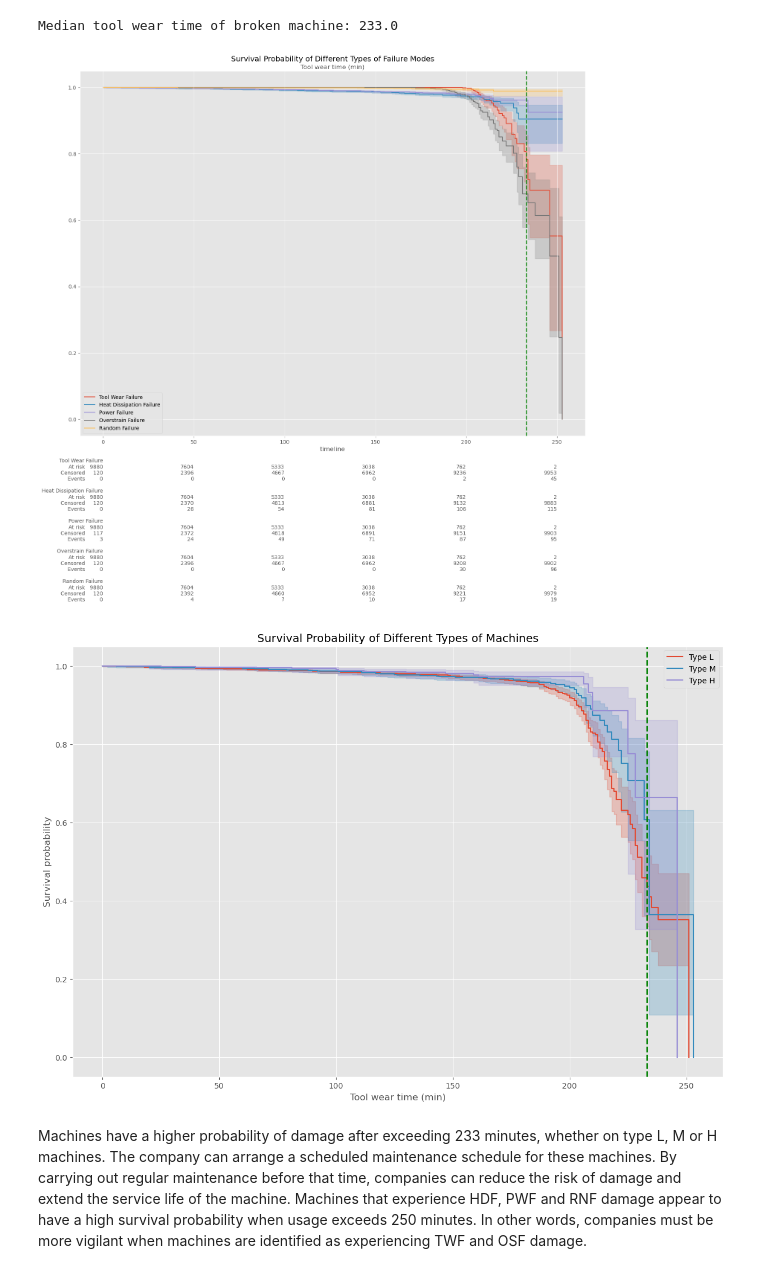
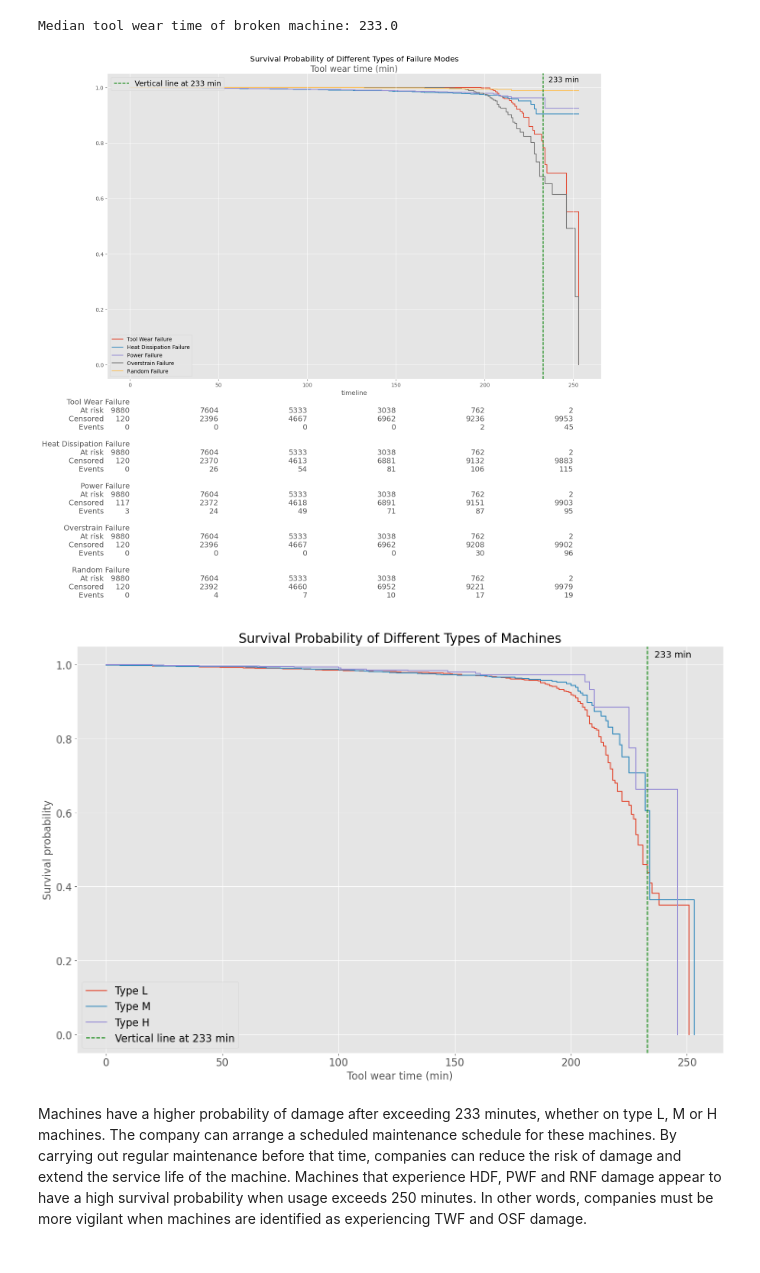
Before and after one commit to googlercolin/predictive_maintenance, a Jupyter notebook: survival_analysis.ipynb, the cells around one changed output. Drawn from its saved outputs; the diff is of its cells as text; code cells hidden in the pictures.

Commit message:
Updated plots to increase font size

```diff
--- a/survival_analysis.ipynb
+++ b/survival_analysis.ipynb
@@ -116,59 +119,73 @@ rnf = df.drop(['TWF', 'HDF', 'PWF', 'OSF'], axis = 1)
 
 kmf_twf = KaplanMeierFitter()
 kmf_twf.fit(twf['tool_wear_min'], event_observed=twf['TWF'], label="Tool Wear Failure")
-kmf_twf.plot_survival_function(ax=ax)
+kmf_twf.plot_survival_function(ax=ax, ci_show=False)
 
 kmf_hdf = KaplanMeierFitter()
 kmf_hdf.fit(hdf['tool_wear_min'], event_observed=hdf['HDF'], label="Heat Dissipation Failure")
-kmf_hdf.plot_survival_function(ax=ax)
+kmf_hdf.plot_survival_function(ax=ax, ci_show=False)
 
 kmf_pwf = KaplanMeierFitter()
 kmf_pwf.fit(pwf['tool_wear_min'], event_observed=pwf['PWF'], label="Power Failure")
-kmf_pwf.plot_survival_function(ax=ax)
+kmf_pwf.plot_survival_function(ax=ax, ci_show=False)
 
 kmf_osf = KaplanMeierFitter()
 kmf_osf.fit(osf['tool_wear_min'], event_observed=osf['OSF'], label="Overstrain Failure")
-kmf_osf.plot_survival_function(ax=ax)
+kmf_osf.plot_survival_function(ax=ax, ci_show=False)
 
 kmf_rnf = KaplanMeierFitter()
 kmf_rnf.fit(rnf['tool_wear_min'], event_observed=rnf['RNF'], label="Random Failure")
-kmf_rnf.plot_survival_function(ax=ax)
+kmf_rnf.plot_survival_function(ax=ax, ci_show=False)
 
 add_at_risk_counts(kmf_twf, kmf_hdf, kmf_pwf, kmf_osf,kmf_rnf, ax=ax)
-plt.xlabel('Tool wear time (min)')
-plt.ylabel('Survival probability')
-plt.tight_layout()
+
+# Increase label size
+plt.xlabel('Tool wear time (min)', fontsize=16)
+plt.ylabel('Survival probability', fontsize=16)
+plt.title("Survival Probability of Different Types of Failure Modes", fontsize=20)
+plt.xticks(fontsize=14)
+plt.yticks(fontsize=14)
 
 # Plot vertical line at 233 min
-plt.axvline(x=233, color='green', linestyle='--', linewidth=2, label='Vertical line at 233 min')
+plt.axvline(x=233, color='green', linestyle='--', linewidth=1.5, label='Vertical line at 233 min')
+plt.text(236,1.02,'233 min', fontsize=14)
+
+plt.legend(fontsize=14)
+
+plt.tight_layout()
 plt.title("Survival Probability of Different Types of Failure Modes");
 # %% [output]
-[figure, old version]
+[figure, new version]
 # %%
 fig, ax = plt.subplots(figsize=(15, 10))
 
 low = df[df['type'] == 0]
 med = df[df['type'] == 1]
 high = df[df['type'] == 2]
 
 kmf = KaplanMeierFitter()
 kmf.fit(low['tool_wear_min'], event_observed=low['machine_failure'], label="Type L")
-kmf.plot_survival_function(ax=ax)
+kmf.plot_survival_function(ax=ax, ci_show=False)
 
 kmf = KaplanMeierFitter()
 kmf.fit(med['tool_wear_min'], event_observed=med['machine_failure'], label="Type M")
-kmf.plot_survival_function(ax=ax)
+kmf.plot_survival_function(ax=ax, ci_show=False)
 
 kmf = KaplanMeierFitter()
 kmf.fit(high['tool_wear_min'], event_observed=high['machine_failure'], label="Type H")
-kmf.plot_survival_function(ax=ax)
+kmf.plot_survival_function(ax=ax, ci_show=False)
 
-plt.axvline(x=233, color='green', linestyle='--', linewidth=2, label='Vertical line at 233 min')
-plt.xlabel('Tool wear time (min)')
-plt.ylabel('Survival probability')
-plt.title("Survival Probability of Different Types of Machines");
+plt.axvline(x=233, color='green', linestyle='--', linewidth=1.5, label='Vertical line at 233 min')
+plt.text(236,1.02,'233 min', fontsize=14)
+plt.xlabel('Tool wear time (min)', fontsize=16)  # Increase label size
+plt.ylabel('Survival probability', fontsize=16)  # Increase label size
+plt.title("Survival Probability of Different Types of Machines", fontsize=20)  # Increase title size
+plt.xticks(fontsize=16)  # Increase tick label size
+plt.yticks(fontsize=16)  # Increase tick label size
+plt.legend(fontsize=16)  # Increase legend label size
+plt.tight_layout()
 # %% [output]
-[figure, old version]
+[figure, new version]
 # %% [markdown]
 Machines have a higher probability of damage after exceeding 233 minutes, whether on type L, M or H machines. The company can arrange a scheduled maintenance schedule for these machines. By carrying out regular maintenance before that time, companies can reduce the risk of damage and extend the service life of the machine. Machines that experience HDF, PWF and RNF damage appear to have a high survival probability when usage exceeds 250 minutes. In other words, companies must be more vigilant when machines are identified as experiencing TWF and OSF damage.
 # %% [markdown]
```
Also changed, not shown: parts of 4 cells of this notebook, 15 other files.
